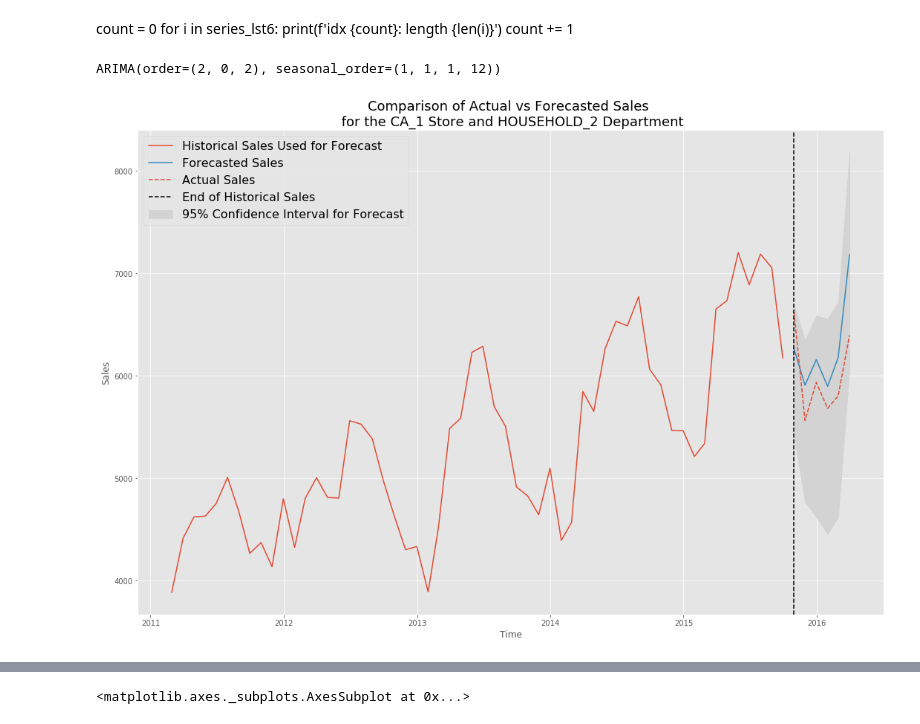
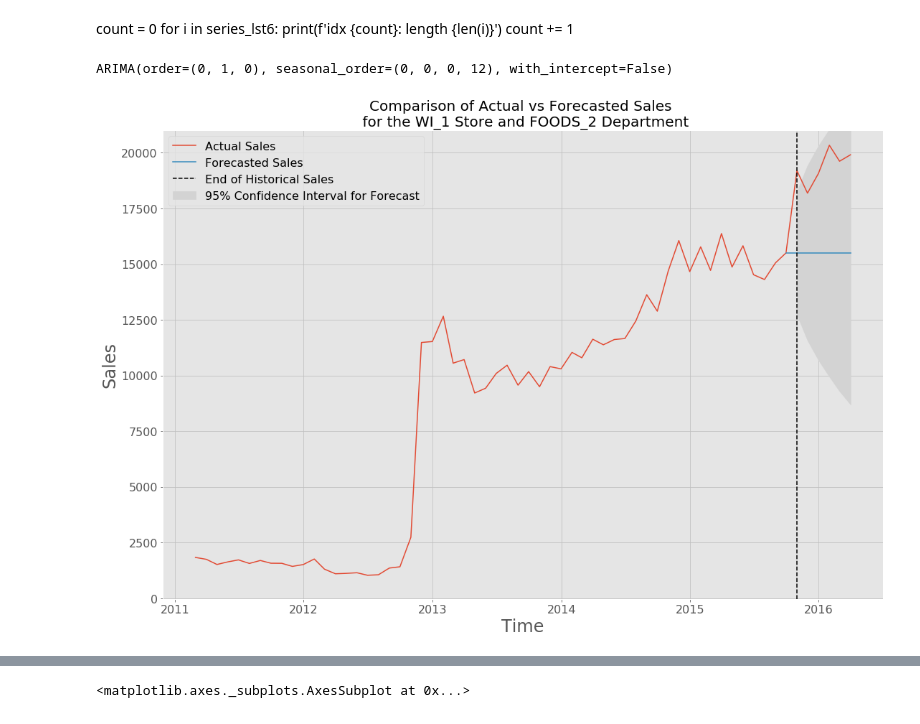
Before and after one commit to alecjonas/Forecasting_Walmart_Sales, a Jupyter notebook: notebooks/ARIMA2.ipynb, the cells around one changed output, grey strips where cells are left out. Saved outputs shown, nothing was run; the diff lists cells and outputs as text; code cells hidden in the pictures.

```diff
--- a/notebooks/ARIMA2.ipynb
+++ b/notebooks/ARIMA2.ipynb
@@ -314,6 +346,7 @@ def updated_six_period_plot_forecast_vs_arima(idx):
         model = pm.auto_arima(train, seasonal=True, m=12)
         forecasts = model.predict(test.shape[0]).tolist()
 
+    forecasts = np.insert(np.array(forecasts), 0 , train.iloc[-1][0]).tolist()
     params = model.get_params()
     SARIMAmodel = SARIMAX(train, order=params['order'], seasonal_order=params['seasonal_order']).fit()
     fcast = SARIMAmodel.get_forecast(6)
@@ -321,19 +354,26 @@ def updated_six_period_plot_forecast_vs_arima(idx):
     #print(model.summary())
     print(model)
     fig, ax = plt.subplots(figsize = (18, 12))
-    ax.plot(train.index, train, label = 'Historical Sales Used for Forecast')
-    ax.plot(test.index, forecasts, label = 'Forecasted Sales')
-    ax.plot(series[-6:].index, series[-6:], label = 'Actual Sales',  c='C0', linestyle = '--')
+    #ax.plot(train.index, train, label = 'Historical Sales Used for Forecast')
+    ax.plot(series.index, series, label = 'Actual Sales')
+    #ax.plot(test.index, forecasts, label = 'Forecasted Sales')
+    ax.plot(series[-7:].index, forecasts, label = 'Forecasted Sales')
+    #ax.plot(series[-6:].index, series[-6:], label = 'Actual Sales',  c='C0', linestyle = '--')
     ax.fill_between(conf_inf.index, conf_inf['lower TOTAL'].clip_lower(0), conf_inf['upper TOTAL'], color = 'lightgrey', label = '95% Confidence Interval for Forecast')
     ax.axvline(x = series[-6:].index[0], color='k', linestyle='--', label = 'End of Historical Sales')
-    ax.set_title(f'Comparison of Actual vs Forecasted Sales \n for the {lst_of_stores[idx][0]} Store and {lst_of_stores[idx][1]} Department', fontsize = 18)
-    ax.set_xlabel('Time')
-    ax.set_ylabel('Sales')
+    ax.set_title(f'Comparison of Actual vs Forecasted Sales \n for the {lst_of_stores[idx][0]} Store and {lst_of_stores[idx][1]} Department', fontsize = 20)
+    ax.set_xlabel('Time', fontsize = 24)
+    ax.set_ylabel('Sales', fontsize = 24)
+    ax.tick_params(axis='both', which='major', labelsize=16)
     ax.legend(fontsize = 16)
-    #plt.savefig('../images/the_good1')
+    #ax.set_ylim([None, 5350]) #for the good
+    #ax.set_ylim([None, 21000]) #for the bad
+    #ax.set_ylim([None, 5350]) #for the ugly
+    plt.grid(c='silver')
+    #plt.savefig('../images/the_bad2')
     plt.show()
 # %%
-updated_six_period_plot_forecast_vs_arima(3)
+updated_six_period_plot_forecast_vs_arima(54)
 # %% [output]
-ARIMA(order=(2, 0, 2), seasonal_order=(1, 1, 1, 12))
+ARIMA(order=(0, 1, 0), seasonal_order=(0, 0, 0, 12), with_intercept=False)
-[figure, old version]
+[figure, new version]
```
Also changed, not shown: parts of 8 cells of this notebook, 5 other files.
